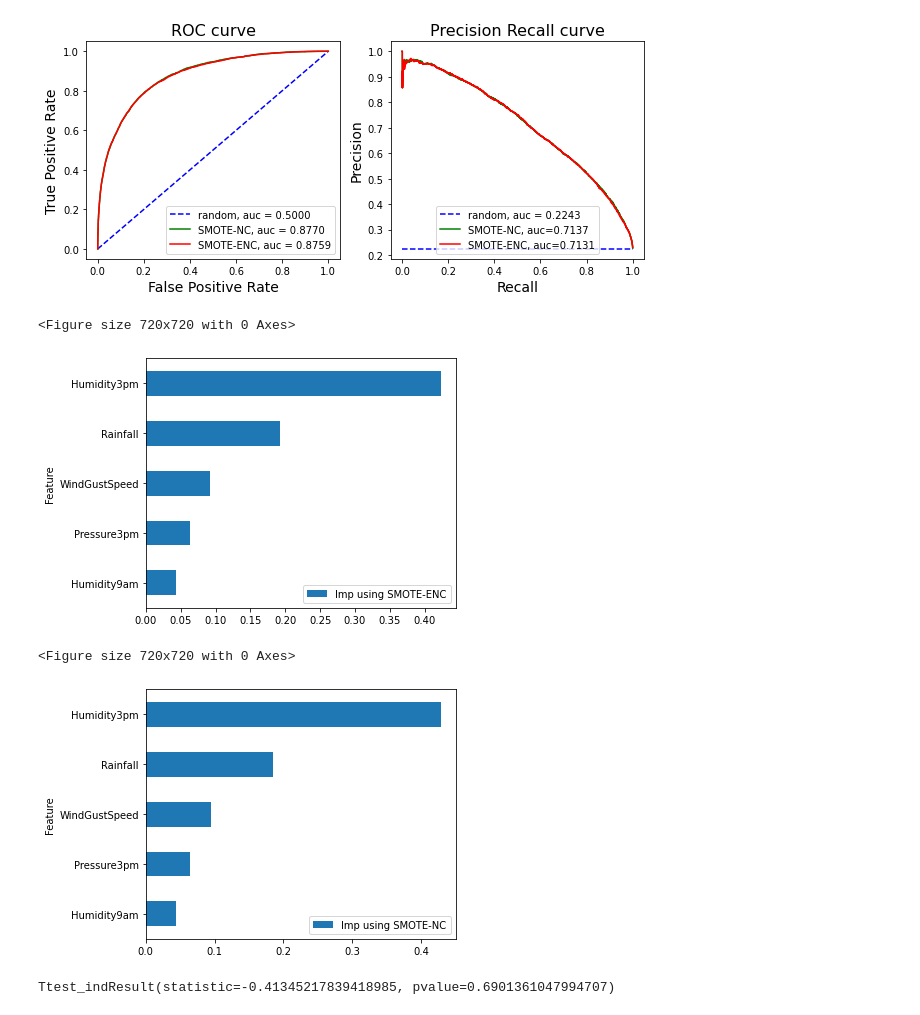
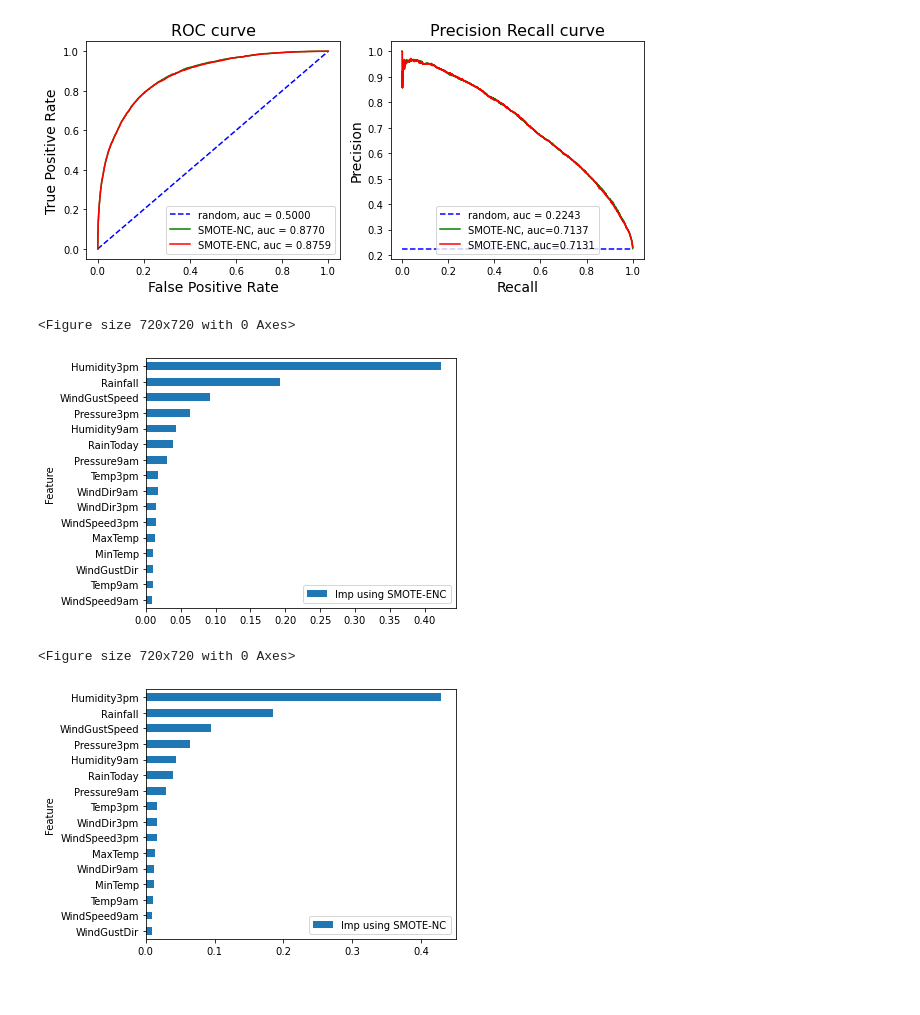
Before and after one commit to Mimimkh/SMOTE-ENC-code, a Jupyter notebook: notebook/rain.ipynb, the cells around one changed output. Cells and saved outputs as stored; diff of their text form; code cells hidden in the pictures.

```diff
--- a/notebook/rain.ipynb
+++ b/notebook/rain.ipynb
@@ -214,4 +211,11 @@ class MultiColumnLabelEncoder:
     def fit_transform(self,X,y=None):
         return self.fit(X,y).transform(X)
 # %%
-encoded_df = MultiColumnLabelEncoder(columns = ['WindGustDir', 'WindDir9am', 'WindDir3pm']).fit_transform(df_feature)
+encoded_df = MultiColumnLabelEncoder(columns = ['WindGustDir', 'WindDir9am', 'WindDir3pm']).fit_transform(df)
+# %%
+anovap_value = list()
+for cols in ['WindGustDir', 'WindDir9am', 'WindDir3pm']:
+    statistic, p = stats.f_oneway(encoded_df[cols], encoded_df['RainTomorrow'])
+    anovap_value.append(tuple([cols, p]))
+
+print(anovap_value)
@@ -217,0 +224,9 @@ encoded_df = MultiColumnLabelEncoder(columns = ['WindGustDir', 'WindDir9am', 'Wi
+# %%
+from scipy.stats import chi2_contingency
+chi2p_value = list()
+for cols in ['WindGustDir', 'WindDir9am', 'WindDir3pm']:
+    obs = pd.crosstab(encoded_df[cols], encoded_df['RainTomorrow'])
+    g, p, dof, expctd = chi2_contingency(obs)
+    chi2p_value.append(tuple([cols, p]))
+
+print(chi2p_value)
@@ -218,3 +235,5 @@ encoded_df = MultiColumnLabelEncoder(columns = ['WindGustDir', 'WindDir9am', 'Wi
+# %%
+encoded_df= encoded_df.drop('RainTomorrow',1)
 # %%
 # Split the raw data into train and test set. Split ratio = 75:25
 
@@ -537,28 +556,28 @@ generate_curves(MODELS / 'rain_smotenc.sav', MODELS / 'rain_mysmotenc.sav', X_te
 # %%
 ## Find out top 5 most important features using our new SMOTE method
 
 filename = (MODELS / 'rain_mysmotenc.sav')
 loaded_model = pickle.load(open(filename, 'rb'))
 loaded_model = pickle.load(open(filename, 'rb'))
-var_imp = (pd.Series(loaded_model.steps[1][1].feature_importances_, index=X_train.columns).nlargest(5))
+var_imp = (pd.Series(loaded_model.steps[1][1].feature_importances_, index=X_train.columns).nlargest(20))
 var_imp_df = var_imp.reset_index()
 var_imp_df.columns = ['Feature', 'Imp using SMOTE-ENC']
 var_imp_df.set_index('Feature', inplace=True)
 
 plt.figure(figsize=(10, 10))
 rcParams.update({'figure.autolayout': True})
 var_imp_df.plot(kind='barh').invert_yaxis()
 plt.savefig(REPORTS / 'rain_newsmote.jpeg', bbox_inches='tight')
 # %% [output]
 <Figure size 720x720 with 0 Axes>
-[figure, old version]
+[figure, new version]
 # %%
 ## Find out top 5 most important features using the existing SMOTE method
 
 filename = (MODELS / 'rain_smotenc.sav')
 loaded_model = pickle.load(open(filename, 'rb'))
 loaded_model = pickle.load(open(filename, 'rb'))
-var_imp = (pd.Series(loaded_model.steps[1][1].feature_importances_, index=X_train.columns).nlargest(5))
+var_imp = (pd.Series(loaded_model.steps[1][1].feature_importances_, index=X_train.columns).nlargest(20))
 var_imp_df = var_imp.reset_index()
 var_imp_df.columns = ['Feature', 'Imp using SMOTE-NC']
 var_imp_df.set_index('Feature', inplace=True)
@@ -569,4 +588,4 @@ var_imp_df.plot(kind='barh').invert_yaxis()
 plt.savefig(REPORTS / 'rain_oldsmote.jpeg', bbox_inches='tight')
 # %% [output]
 <Figure size 720x720 with 0 Axes>
-[figure, old version]
+[figure, new version]
@@ -582,4 +591,0 @@ cv_scoresmote = cross_val_score(model2, X_train, y_train, cv=kfold)
-# %%
-stats.ttest_ind(cv_scoremysmote,cv_scoresmote, equal_var = False)
-# %% [output]
-Ttest_indResult(statistic=-0.41345217839418985, pvalue=0.6901361047994707)
```
Also changed, not shown: parts of 10 cells of this notebook, 13 other files.
